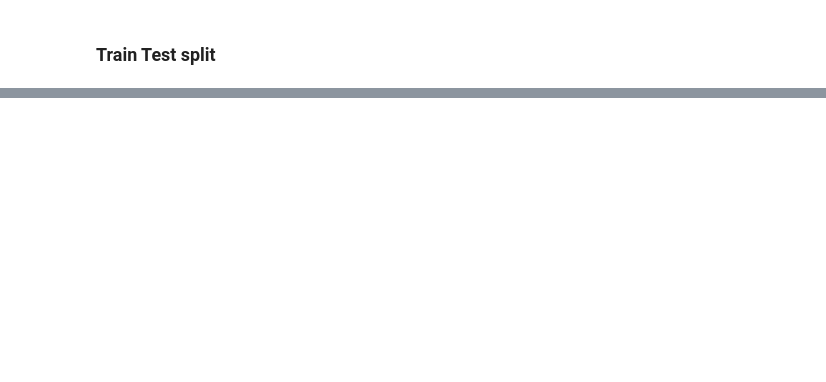
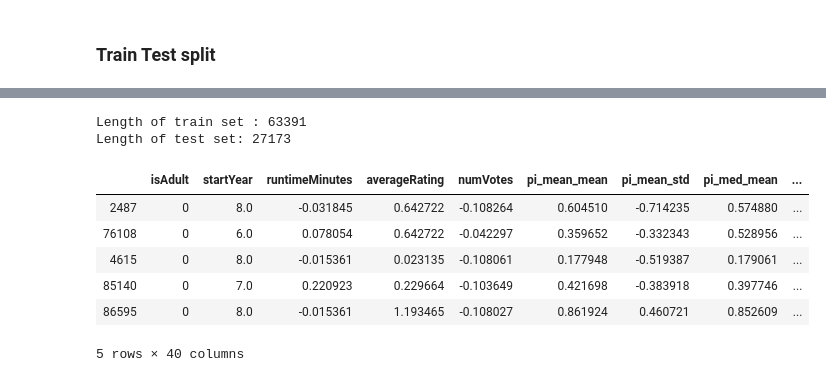
Before and after one commit to kedarbartake98/IMDB_movie_rating_prediction, a Jupyter notebook: notebooks/Data Sampling.ipynb, the cells around one changed output, grey strips where cells are left out. Cells and saved outputs as stored; diff of their text form; code cells hidden in the pictures; blank space fills up the shorter version.

```diff
--- a/notebooks/Data Sampling.ipynb
+++ b/notebooks/Data Sampling.ipynb
@@ -300,0 +337,45 @@ class Preprocess:
+# %%
+TRAIN_RATIO = 0.7
+
+trainSet_dfs = []
+test_set_dfs = []
+
+cols_to_consider = ['isAdult', 'startYear', 'runtimeMinutes', 'averageRating',\
+                    'numVotes', 'pi_mean_mean', 'pi_mean_std', 'pi_med_mean', \
+                    'pi_med_std','pi_std_mean', 'pi_std_std', 'numVersions', \
+                    'Action', 'Adult','Adventure', 'Animation', 'Biography', \
+                    'Comedy', 'Crime', 'Documentary','Drama', 'Family', 'Fantasy',\
+                    'Film-Noir', 'Game-Show', 'History', 'Horror', 'Music', 'Musical',\
+                    'Mystery', 'News', 'Reality-TV','Romance', 'Sci-Fi', 'Short',\
+                    'Sport', 'Talk-Show', 'Thriller', 'War','Western']
+
+# Since we have 10 clusters
+for cluster_label in tqdm(range(10)):
+
+    cluster_rows = movies_df[movies_df['cluster']==cluster_label]
+
+    # Randomly shuffle rows in the slice
+    cluster_rows = cluster_rows.sample(frac=1)
+    num_rows_training = int(TRAIN_RATIO*len(cluster_rows))
+
+    trainSet_dfs.append(cluster_rows[:num_rows_training])
+    test_set_dfs.append(cluster_rows[num_rows_training:])
+
+train_set = pd.concat(trainSet_dfs, axis=0)[cols_to_consider]
+test_set = pd.concat(test_set_dfs, axis=0)[cols_to_consider]
+
+print("Length of train set : {}".format(len(train_set)))
+print("Length of test set: {}".format(len(test_set)))
+# %% [output]
+Length of train set : 63391
+Length of test set: 27173
+# %%
+train_set.head()
+# %% [output]
+|  | isAdult | startYear | runtimeMinutes | averageRating | numVotes | pi_mean_mean | pi_mean_std | pi_med_mean | ... |
+| 2487 | 0 | 8.0 | -0.031845 | 0.642722 | -0.108264 | 0.604510 | -0.714235 | 0.574880 | ... |
+| 76108 | 0 | 6.0 | 0.078054 | 0.642722 | -0.042297 | 0.359652 | -0.332343 | 0.528956 | ... |
+| 4615 | 0 | 8.0 | -0.015361 | 0.023135 | -0.108061 | 0.177948 | -0.519387 | 0.179061 | ... |
+| 85140 | 0 | 7.0 | 0.220923 | 0.229664 | -0.103649 | 0.421698 | -0.383918 | 0.397746 | ... |
+| 86595 | 0 | 8.0 | -0.015361 | 1.193465 | -0.108027 | 0.861924 | 0.460721 | 0.852609 | ... |
+5 rows × 40 columns
```
Also changed, not shown: parts of 15 cells of this notebook, 1 other file.
